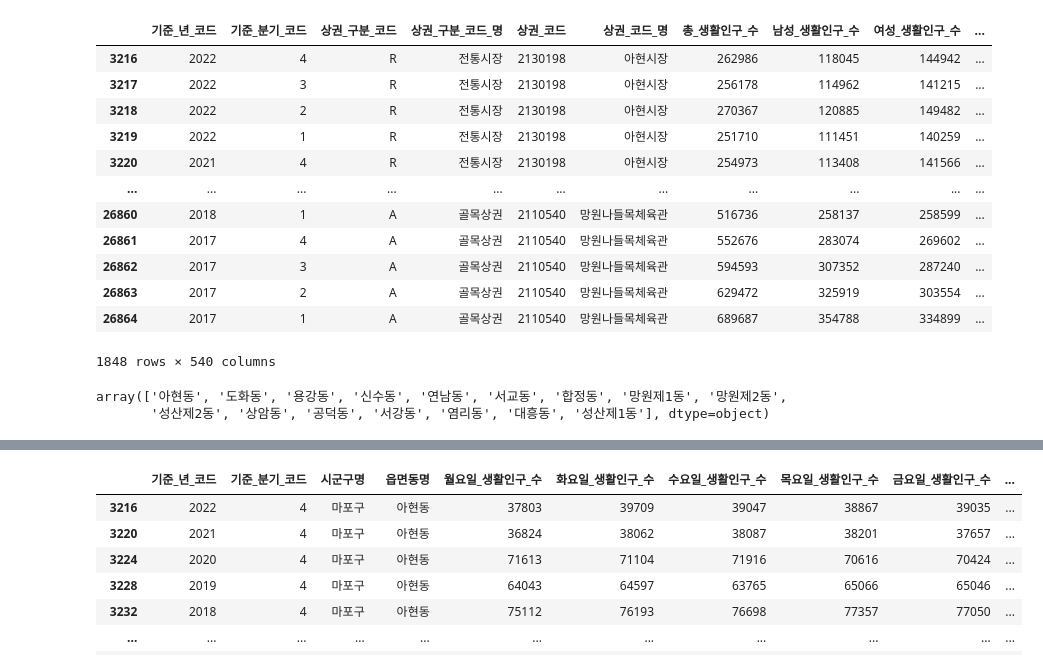
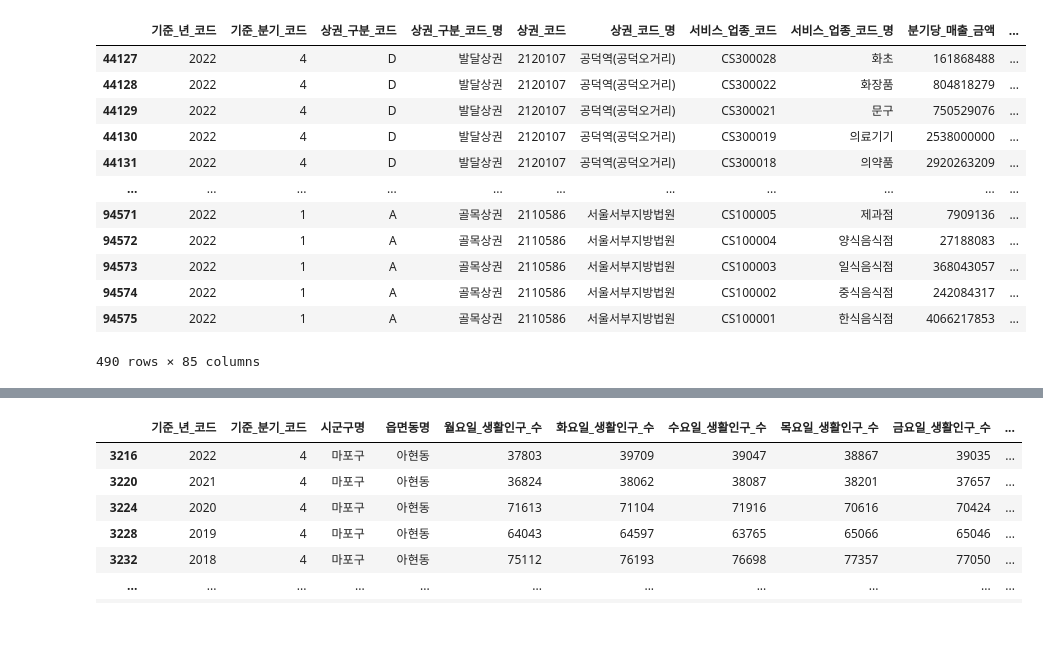
Before and after one commit to won195/TIL, a Jupyter notebook: 주중_주말_구하.ipynb, the cells around one changed output, grey strips where cells are left out. Drawn from its saved outputs; the diff is of its cells as text; code cells hidden in the pictures; blank space fills up the shorter version.

```diff
--- a/주중_주말_구하.ipynb
+++ b/주중_주말_구하.ipynb
@@ -3,6 +3,6 @@
 # %%
 import pandas as pd
 # %%
-df1 = pd.read_csv('/content/drive/MyDrive/상권분석/생활인구_adm.csv')
+df1 = pd.read_csv('/content/drive/MyDrive/상권분석/추정매출/추정매출(2022).csv의 사본')
 df1
 # %% [output]
@@ -22,22 +22,17 @@ df1
 # %%
-df4 = df1[df1['시군구명']=='마포구']
-df4
+df2 = df1[(df1['시군구명']=='마포구') & (df1['읍면동명']=='공덕동')]
+df2
 # %% [output]
-|  | 기준_년_코드 | 기준_분기_코드 | 상권_구분_코드 | 상권_구분_코드_명 | 상권_코드 | 상권_코드_명 | 총_생활인구_수 | 남성_생활인구_수 | 여성_생활인구_수 | ... |
-| 3216 | 2022 | 4 | R | 전통시장 | 2130198 | 아현시장 | 262986 | 118045 | 144942 | ... |
-| 3217 | 2022 | 3 | R | 전통시장 | 2130198 | 아현시장 | 256178 | 114962 | 141215 | ... |
-| 3218 | 2022 | 2 | R | 전통시장 | 2130198 | 아현시장 | 270367 | 120885 | 149482 | ... |
-| 3219 | 2022 | 1 | R | 전통시장 | 2130198 | 아현시장 | 251710 | 111451 | 140259 | ... |
-| 3220 | 2021 | 4 | R | 전통시장 | 2130198 | 아현시장 | 254973 | 113408 | 141566 | ... |
+|  | 기준_년_코드 | 기준_분기_코드 | 상권_구분_코드 | 상권_구분_코드_명 | 상권_코드 | 상권_코드_명 | 서비스_업종_코드 | 서비스_업종_코드_명 | 분기당_매출_금액 | ... |
+| 44127 | 2022 | 4 | D | 발달상권 | 2120107 | 공덕역(공덕오거리) | CS300028 | 화초 | 161868488 | ... |
+| 44128 | 2022 | 4 | D | 발달상권 | 2120107 | 공덕역(공덕오거리) | CS300022 | 화장품 | 804818279 | ... |
+| 44129 | 2022 | 4 | D | 발달상권 | 2120107 | 공덕역(공덕오거리) | CS300021 | 문구 | 750529076 | ... |
+| 44130 | 2022 | 4 | D | 발달상권 | 2120107 | 공덕역(공덕오거리) | CS300019 | 의료기기 | 2538000000 | ... |
+| 44131 | 2022 | 4 | D | 발달상권 | 2120107 | 공덕역(공덕오거리) | CS300018 | 의약품 | 2920263209 | ... |
 | ... | ... | ... | ... | ... | ... | ... | ... | ... | ... | ... |
-| 26860 | 2018 | 1 | A | 골목상권 | 2110540 | 망원나들목체육관 | 516736 | 258137 | 258599 | ... |
-| 26861 | 2017 | 4 | A | 골목상권 | 2110540 | 망원나들목체육관 | 552676 | 283074 | 269602 | ... |
-| 26862 | 2017 | 3 | A | 골목상권 | 2110540 | 망원나들목체육관 | 594593 | 307352 | 287240 | ... |
-| 26863 | 2017 | 2 | A | 골목상권 | 2110540 | 망원나들목체육관 | 629472 | 325919 | 303554 | ... |
-| 26864 | 2017 | 1 | A | 골목상권 | 2110540 | 망원나들목체육관 | 689687 | 354788 | 334899 | ... |
+| 94571 | 2022 | 1 | A | 골목상권 | 2110586 | 서울서부지방법원 | CS100005 | 제과점 | 7909136 | ... |
+| 94572 | 2022 | 1 | A | 골목상권 | 2110586 | 서울서부지방법원 | CS100004 | 양식음식점 | 27188083 | ... |
+| 94573 | 2022 | 1 | A | 골목상권 | 2110586 | 서울서부지방법원 | CS100003 | 일식음식점 | 368043057 | ... |
+| 94574 | 2022 | 1 | A | 골목상권 | 2110586 | 서울서부지방법원 | CS100002 | 중식음식점 | 242084317 | ... |
+| 94575 | 2022 | 1 | A | 골목상권 | 2110586 | 서울서부지방법원 | CS100001 | 한식음식점 | 4066217853 | ... |
-1848 rows × 540 columns
+490 rows × 85 columns
-# %%
-df4['읍면동명'].unique()
-# %% [output]
-array(['아현동', '도화동', '용강동', '신수동', '연남동', '서교동', '합정동', '망원제1동', '망원제2동',
-       '성산제2동', '상암동', '공덕동', '서강동', '염리동', '대흥동', '성산제1동'], dtype=object)
```
Also changed, not shown: parts of 13 cells of this notebook.
